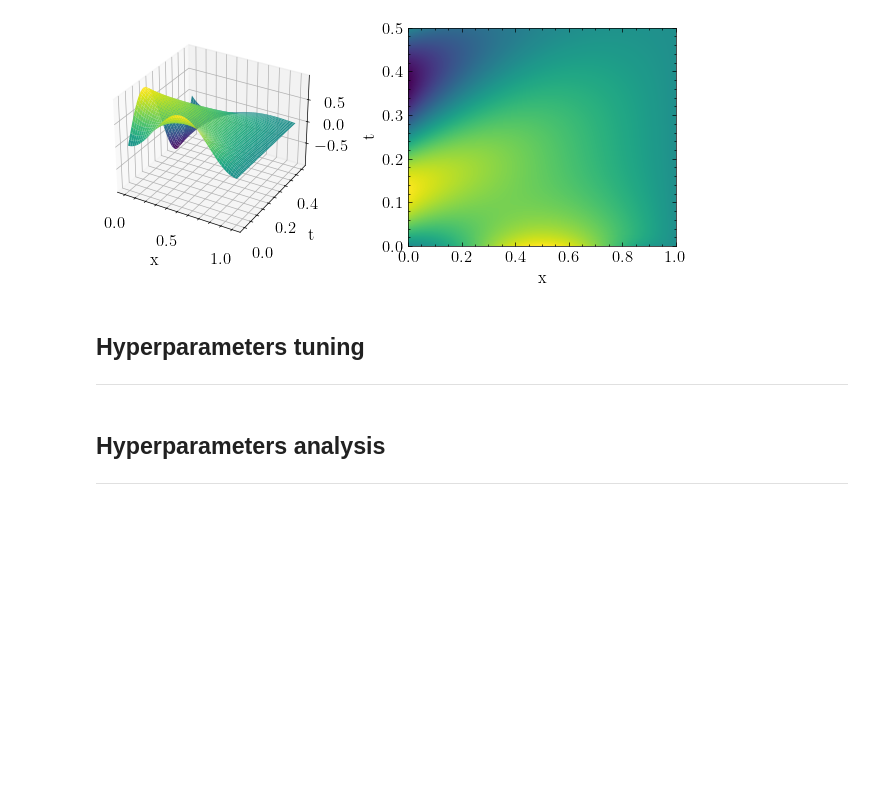
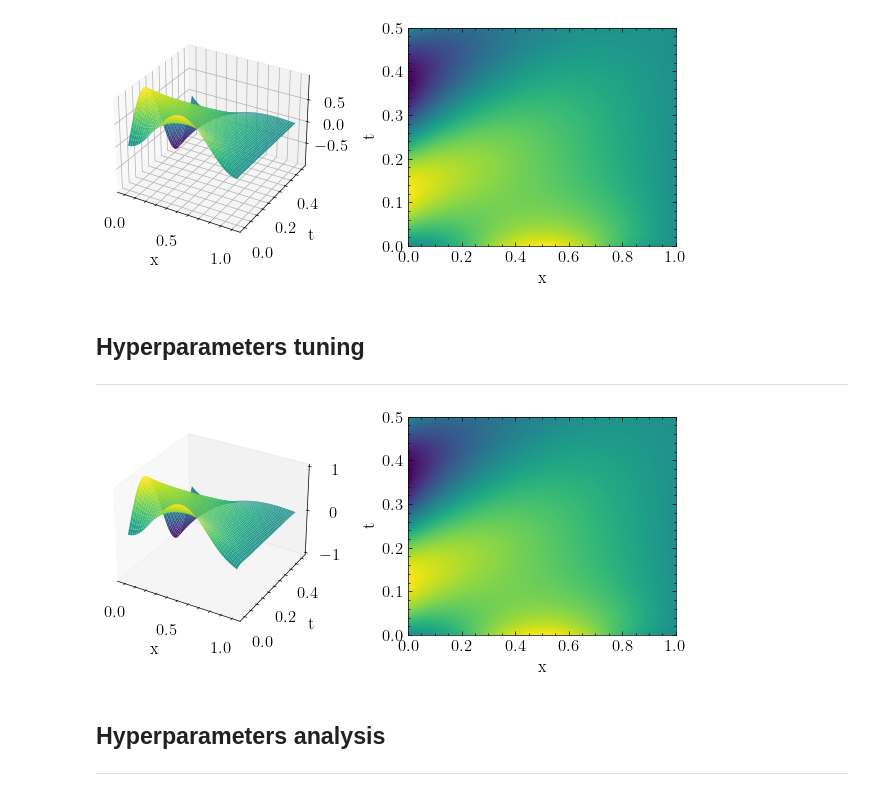
Before and after one commit to DaniilLaptev/pinns, a Jupyter notebook: code/diffusion.ipynb, the cells around one changed output. Saved outputs shown, nothing was run; the diff lists cells and outputs as text; code cells hidden in the pictures; blank space fills up the shorter version.

```diff
--- a/code/diffusion.ipynb
+++ b/code/diffusion.ipynb
@@ -395,21 +393,27 @@ def callback(study, trial):
     if study.best_trial == trial:
         best_model = model
 # %%
-problem_number = 1
+problem_number = 5
 problem = get_problem(problem_number)
 
-study = optuna.create_study(study_name=f'diff_{problem_number}', direction='minimize',
-                            sampler=optuna.samplers.TPESampler(), pruner=optuna.pruners.SuccessiveHalvingPruner())
+study = optuna.create_study(
+    study_name=f'diff_{problem_number}',
+    direction='minimize',
+    sampler=optuna.samplers.TPESampler(),
+    pruner=optuna.pruners.HyperbandPruner(max_resource=5000)
+    )
 
-study.optimize(objective, n_trials=25, callbacks=[callback])
+study.optimize(objective, n_trials=50, callbacks=[callback])
 study.trials_dataframe().to_csv(f'./studies/{study.study_name}.csv', sep=',')
 
 torch.save(best_model, f'./studies/{study.study_name}_best_model.pt')
 # %%
-test_model = torch.load('./studies/diff_1_best_model.pt')
+test_model = torch.load('./studies/diff_5_best_model.pt')
 test_points = torch.cartesian_prod(problem.x, problem.t)
-preds = model(test_points).reshape(problem.Nx, problem.Nt).detach().numpy()
+preds = best_model(test_points).reshape(problem.Nx, problem.Nt).detach().numpy()
 plot_pde(problem.x, problem.t, preds.T, size=(6.5, 3))
+# %% [output]
+[figure, added]
 # %% [markdown]
 ## Hyperparameters analysis
 ---
```
Also changed, not shown: parts of 12 cells of this notebook, 5 other files.
